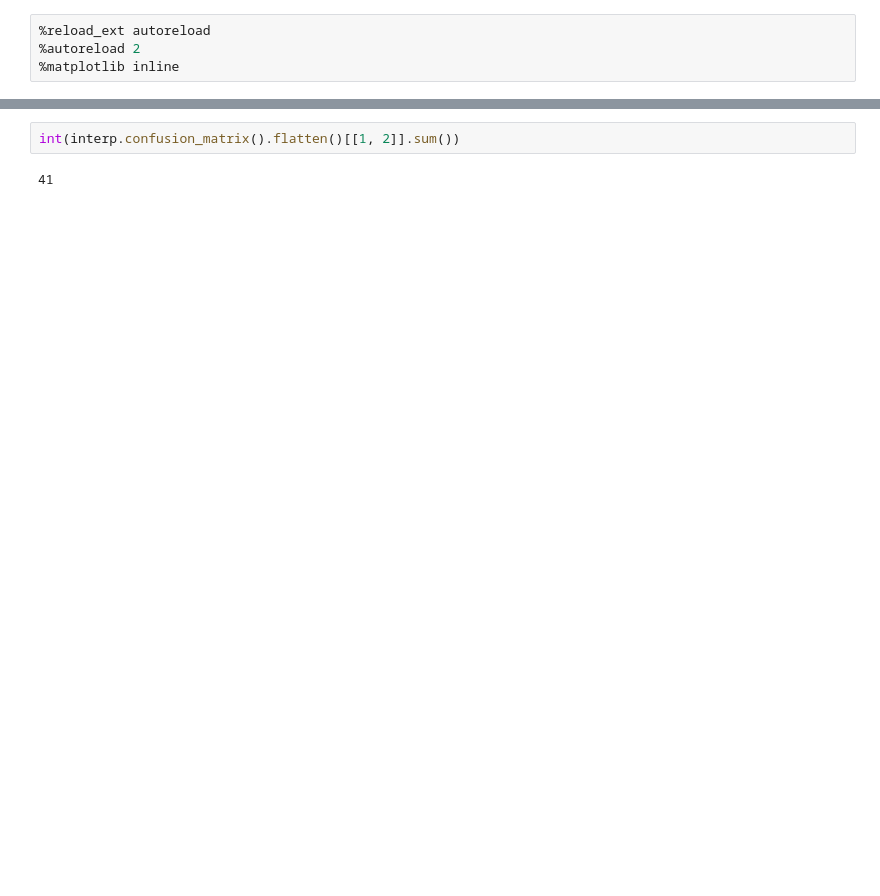
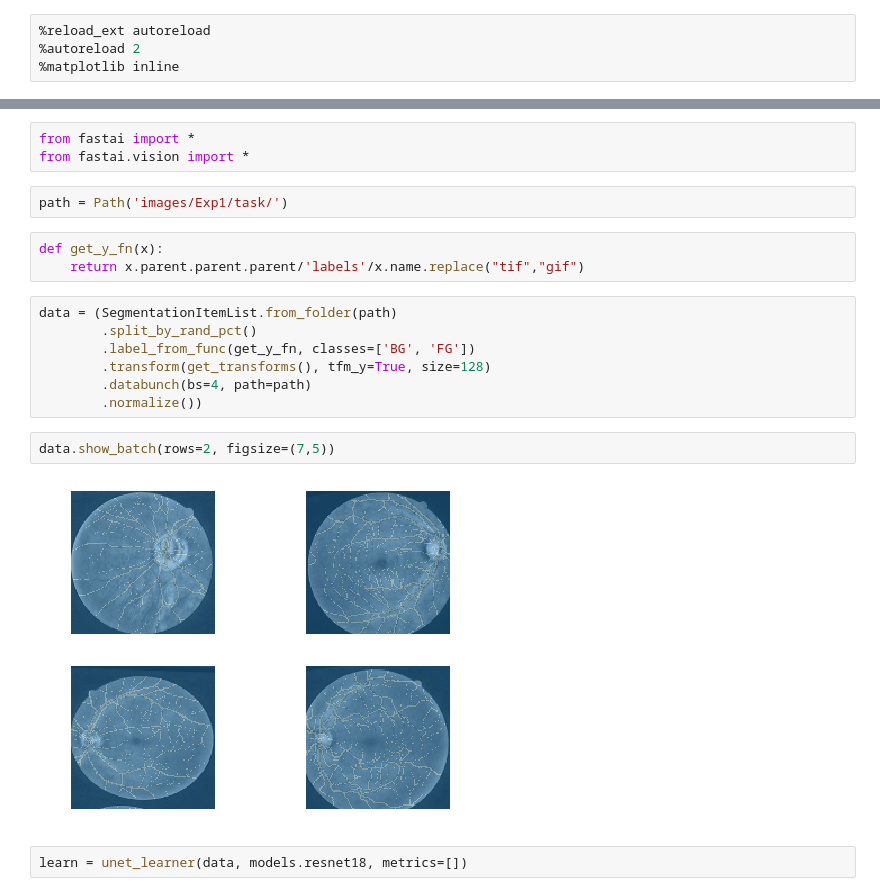
Before and after one commit to ChristianMarzahl/ISBI2019_WhiteBloodCancer, a Jupyter notebook: baseline.ipynb, the cells around one changed output, grey strips where cells are left out. Cells and saved outputs as stored; diff of their text form; blank space fills up the shorter version.

```diff
--- a/baseline.ipynb
+++ b/baseline.ipynb
@@ -487,4 +5,21 @@ interp.plot_confusion_matrix(figsize=(16,16), dpi=60)
-# %%
-int(interp.confusion_matrix().flatten()[[1, 2]].sum())
-# %% [output]
-41
+# %%
+from fastai import *
+from fastai.vision import *
+# %%
+path = Path('images/Exp1/task/')
+# %%
+def get_y_fn(x):
+    return x.parent.parent.parent/'labels'/x.name.replace("tif","gif")
+# %%
+data = (SegmentationItemList.from_folder(path)
+        .split_by_rand_pct()
+        .label_from_func(get_y_fn, classes=['BG', 'FG'])
+        .transform(get_transforms(), tfm_y=True, size=128)
+        .databunch(bs=4, path=path)
+        .normalize())
+# %%
+data.show_batch(rows=2, figsize=(7,5))
+# %% [output]
+[figure, added]
+# %%
+learn = unet_learner(data, models.resnet18, metrics=[])
```
Also changed, not shown: parts of 78 cells of this notebook, 4 other files.
